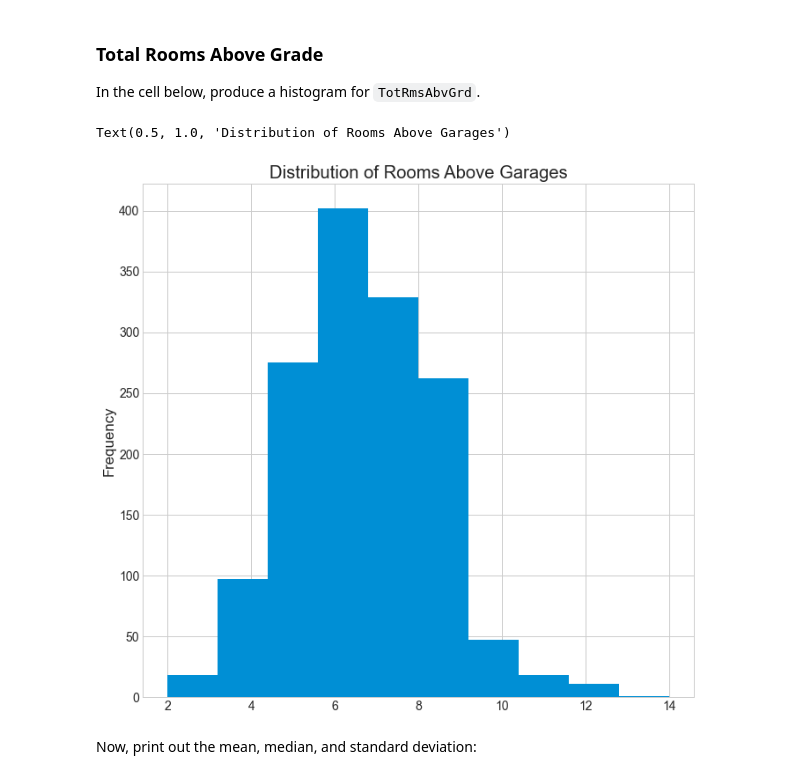
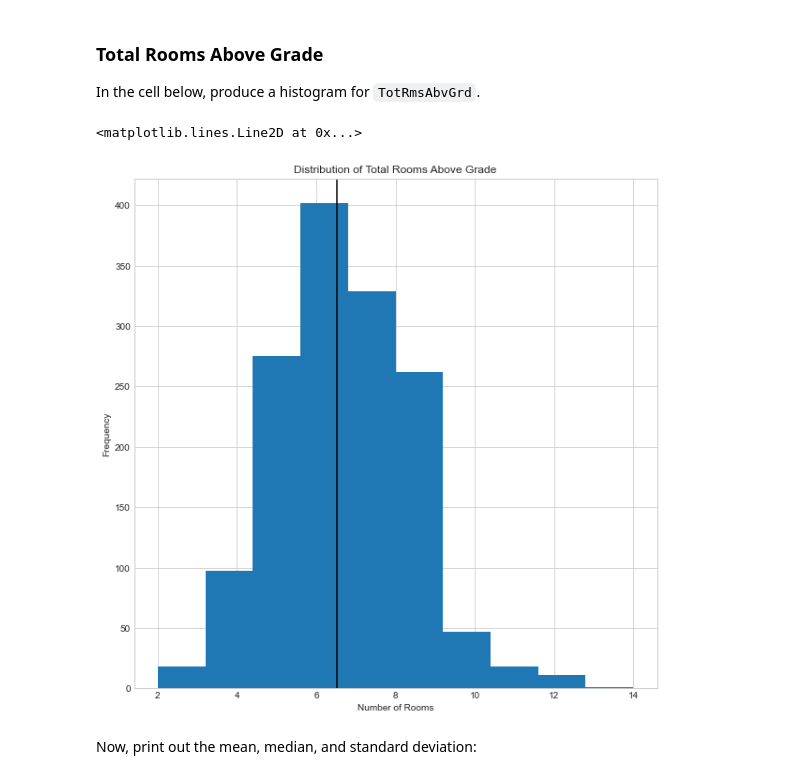
Before and after one commit to mikeyo4800/dsc-pandas-eda-lab, a Jupyter notebook: index.ipynb, the cells around one changed output. Saved outputs shown, nothing was run; the diff lists cells and outputs as text; code cells hidden in the pictures.

```diff
--- a/index.ipynb
+++ b/index.ipynb
@@ -212,10 +216,12 @@ In the cell below, produce a histogram for `TotRmsAbvGrd`.
 # %%
 # Your code here
 ax1 = df['TotRmsAbvGrd'].plot.hist()
-ax1.set_title('Distribution of Rooms Above Garages')
+ax1.set_title('Distribution of Total Rooms Above Grade')
+ax1.set_xlabel('Number of Rooms')
+ax1.axvline(df.TotRmsAbvGrd.mean(), color='black')
 # %% [output]
-Text(0.5, 1.0, 'Distribution of Rooms Above Garages')
+<matplotlib.lines.Line2D at 0x...>
-[figure, old version]
+[figure, new version]
 # %% [markdown]
 Now, print out the mean, median, and standard deviation:
 # %%
```
Also changed, not shown: parts of 16 cells of this notebook.
